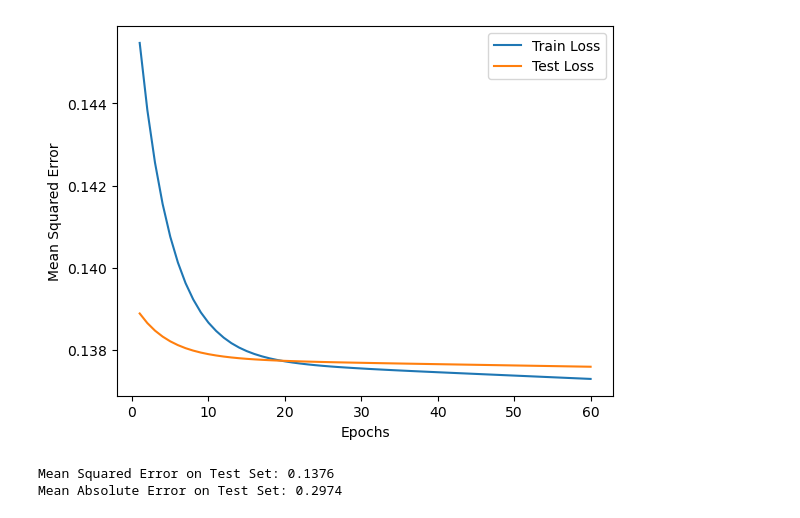
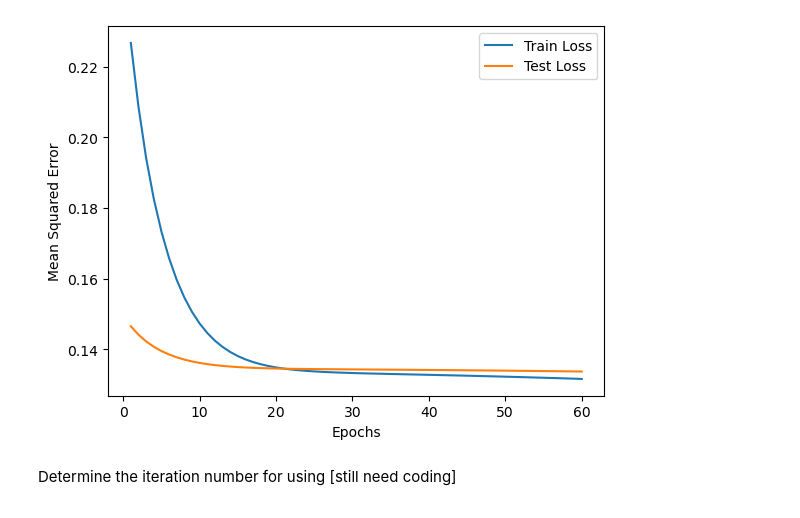
Before and after one commit to UW-ESS-DS/MLGeo_2023_Utahdvv_to_moisture, a Jupyter notebook: 1_model_training/1_simpleNN.ipynb, the cells around one changed output. Drawn from its saved outputs; the diff is of its cells as text; code cells hidden in the pictures.

```diff
--- a/1_model_training/1_simpleNN.ipynb
+++ b/1_model_training/1_simpleNN.ipynb
@@ -14,6 +14,7 @@ import pandas as pd
 # %%
 # directory path for save checkpoint
 dir1="./"
+checkpoint_path = dir1+'/checkpoint.pt'
 # %%
 # Read in data and display first 5 rows
 fn='./Concat_data.csv'
@@ -74,11 +77,16 @@ X_test_tensor = torch.from_numpy(X_test).float()
 y_test_tensor = torch.from_numpy(y_test).float()
 # %%
 select_batch_size=128
+
 # Inverse transform to get back the original scale of soil moisture for training set
 y_train_inverse = scaler_y.inverse_transform(y_train.reshape(-1, 1)).flatten()
+y_test_inverse = scaler_y.inverse_transform(y_test.reshape(-1, 1)).flatten()
 
 # Create DataLoader
 train_dataset = TensorDataset(X_train_tensor, y_train_tensor)
 train_loader = DataLoader(train_dataset, batch_size=select_batch_size , shuffle=True)
+
+test_dataset = TensorDataset(X_test_tensor, y_test_tensor)
+test_loader = DataLoader(test_dataset, batch_size=select_batch_size , shuffle=True)
 # %%
 # Normalize input data
@@ -91,25 +98,30 @@ train_loader = DataLoader(train_dataset, batch_size=select_batch_size , shuffle=
 class SimpleNN(nn.Module):
     def __init__(self, input_size, hidden_size, output_size):
         super(SimpleNN, self).__init__()
-        self.fc1 = nn.Linear(input_size, 4)
-        self.fc2 = nn.Linear(4, 16)
+        self.fc1 = nn.Linear(input_size, 8)
+        self.relu1 = nn.ReLU()  # Adding ReLU activation
+        self.fc2 = nn.Linear(8, 16)
+        self.relu2 = nn.ReLU()  # Adding ReLU activation
         self.fc3 = nn.Linear(16, hidden_size)
+        self.relu3 = nn.ReLU()  # Adding ReLU activation
         self.fc4 = nn.Linear(hidden_size, 16)
-        self.fc5 = nn.Linear(16,4)
-        self.fc6 = nn.Linear(4,output_size)
-        self.relu = nn.ReLU()  # Adding ReLU activation
+        self.relu4 = nn.ReLU()  # Adding ReLU activation
+        self.fc5 = nn.Linear(16, 8)
+        self.relu5 = nn.ReLU()  # Adding ReLU activation
+        self.fc6 = nn.Linear(8, output_size)
+
 
     def forward(self, x):
         x = self.fc1(x)
-        x = self.relu(x)
+        x = self.relu1(x)
         x = self.fc2(x)
-        x = self.relu(x)  # You can add ReLU here if you want
+        x = self.relu2(x)
         x = self.fc3(x)
-        x = self.relu(x)
+        x = self.relu3(x)
         x = self.fc4(x)
-        x = self.relu(x)
+        x = self.relu4(x)
         x = self.fc5(x)
-        x = self.relu(x)
+        x = self.relu5(x)
         x = self.fc6(x)
         return x
 # %%
@@ -138,16 +150,18 @@ class EarlyStopping:
 
         return self.early_stop
 # %%
+learning_rate=0.0001
 
 # Instantiate the model
 input_size = X.shape[1]
-hidden_size = 32
+hidden_size = 64
 output_size = 1
 model = SimpleNN(input_size, hidden_size, output_size)
 
 # Loss function and optimizer
 criterion = nn.MSELoss()
-optimizer = optim.SGD(model.parameters(), lr=0.0001)
+#criterion = nn.HuberLoss(reduction='mean', delta=1.0)
+optimizer = optim.SGD(model.parameters(), lr=learning_rate)
 
 ## Learning rate schedule
 #scheduler = optim.lr_scheduler.ReduceLROnPlateau(optimizer, mode='min', patience=10, factor=0.1, verbose=True)
@@ -161,11 +175,12 @@ test_loss_history = []
 # Lists to store iteration or epoch numbers
 epochs_list = []
 
-
 # Training loop
 num_epochs = 60
 for epoch in range(num_epochs):
+
     model.train()  # Set the model to training mode
+
     for inputs, targets in train_loader:
         optimizer.zero_grad()
         outputs = model(inputs)
@@ -178,6 +193,7 @@ for epoch in range(num_epochs):
     with torch.no_grad():
         y_pred_tensor = model(X_test_tensor)
     y_pred = y_pred_tensor.numpy()
+
 
     # Inverse transform to get back the original scale of soil moisture
     y_test_inverse = scaler_y.inverse_transform(y_test.reshape(-1, 1)).flatten()
@@ -199,8 +215,8 @@ for epoch in range(num_epochs):
         'optimizer': optimizer.state_dict()
                     }
 
-    f_path = dir1+'/checkpoint.pt'
-    torch.save(checkpoint, f_path)
+    #checkpoint_path = f'{dir1}model_checkpoint_epoch_{epoch}.pth'
+    torch.save( checkpoint, checkpoint_path)
 
 
 # Plot the loss over epochs
@@ -231 +247,4 @@ Epoch 60/60 | Train Loss: 0.1373 | Test Loss: 0.1376
-[figure, old version]
+[figure, new version]
+# %% [markdown]
+Determine the iteration number for using
+[still need coding]
@@ -232,21 +261,13 @@ Epoch 60/60 | Train Loss: 0.1373 | Test Loss: 0.1376
 # %%
+
 
 # Evaluation on the test set
 model.eval()
 with torch.no_grad():
     y_pred_tensor = model(X_test_tensor)
 y_pred = y_pred_tensor.numpy()
+y_test = y_test_tensor.numpy()
 
 # Inverse transform to get back the original scale of soil moisture
 y_test_inverse = scaler_y.inverse_transform(y_test.reshape(-1, 1)).flatten()
 y_pred_inverse = scaler_y.inverse_transform(y_pred.reshape(-1, 1)).flatten()
-
-# Calculate and print the Mean Squared Error on the test set
-mse = mean_squared_error(y_test_inverse, y_pred_inverse)
-print(f'Mean Squared Error on Test Set: {mse:.4f}')
-
-mae = mean_absolute_error(y_test_inverse, y_pred_inverse)
-print(f'Mean Absolute Error on Test Set: {mae:.4f}')
-# %% [output]
-Mean Squared Error on Test Set: 0.1376
-Mean Absolute Error on Test Set: 0.2974
```
Also changed, not shown: parts of 12 cells of this notebook, 2 other files.
